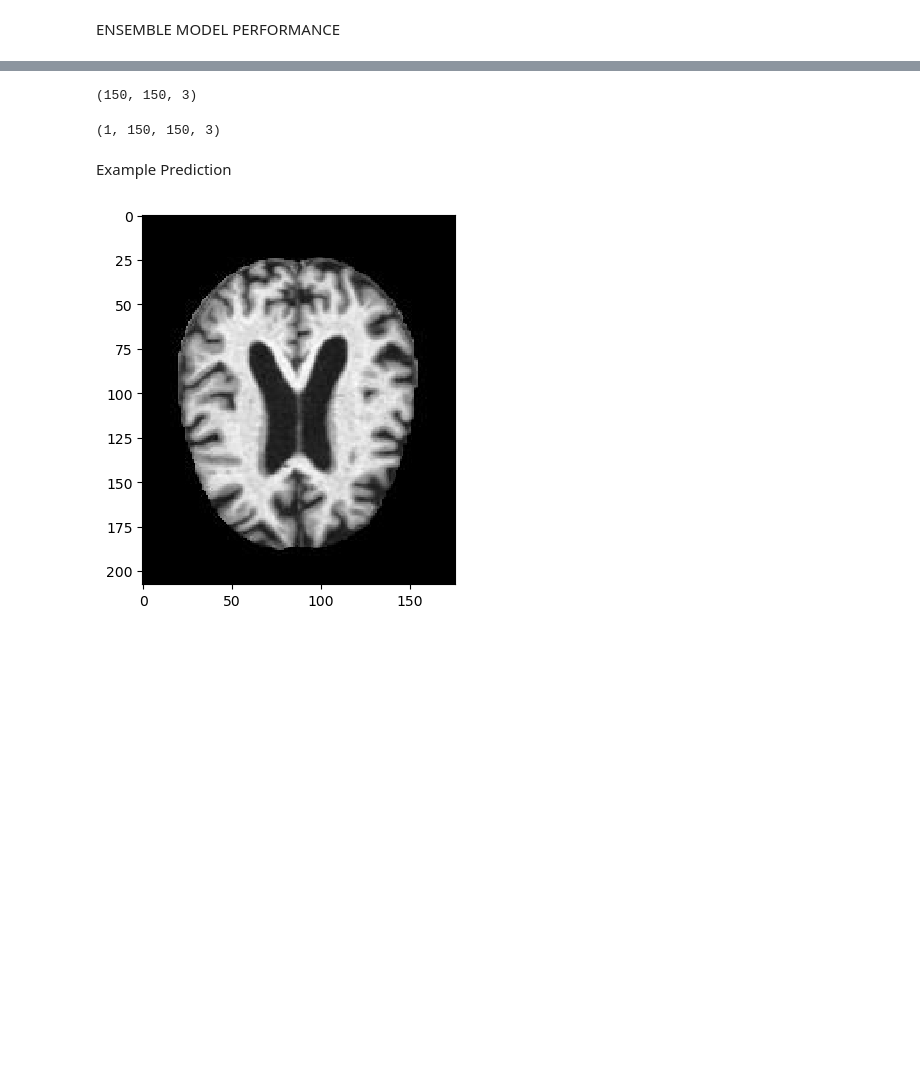
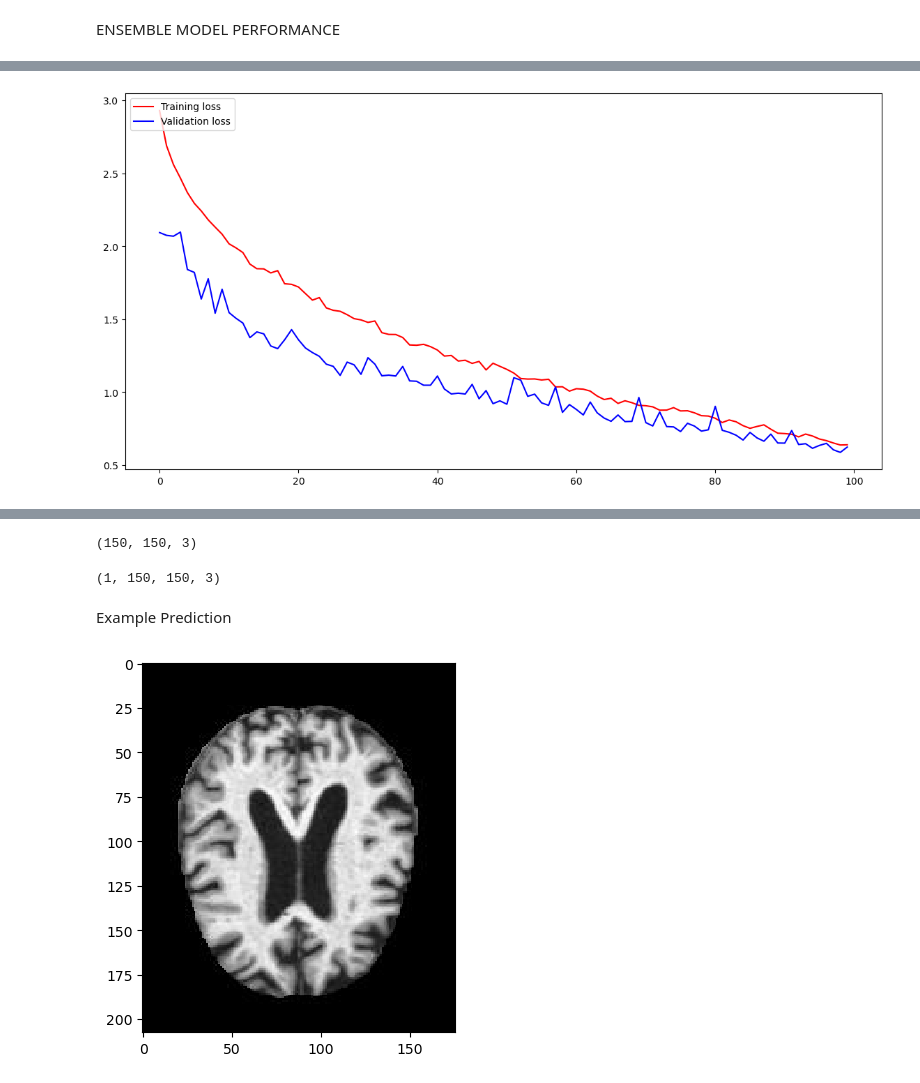
Before and after one commit to adityaraiSS/InstaShare---CLI-Based-P2P-File-Sharing-Platform, a Jupyter notebook: alzheimer-disease-prediction-ensemble-model.ipynb, the cells around one changed output, grey strips where cells are left out. Drawn from its saved outputs; the diff is of its cells as text; code cells hidden in the pictures; blank space fills up the shorter version.

```diff
--- a/alzheimer-disease-prediction-ensemble-model.ipynb
+++ b/alzheimer-disease-prediction-ensemble-model.ipynb
@@ -447,3 +604,14 @@ import seaborn as sns
+# %%
+loss = final2.history['loss']
+val_loss = final2.history['val_loss']
+epochs = range(len(loss))
+fig = plt.figure(figsize=(14,7))
+plt.plot(epochs,loss,'r',label="Training loss")
+plt.plot(epochs,val_loss,'b',label="Validation loss")
+plt.legend(loc='upper left')
+plt.show()
+# %% [output]
+[figure, added]
 # %%
 acc = final_mob.history['accuracy']
 val_acc = final_mob.history['val_accuracy']
```
Also changed, not shown: parts of 13 cells of this notebook.
